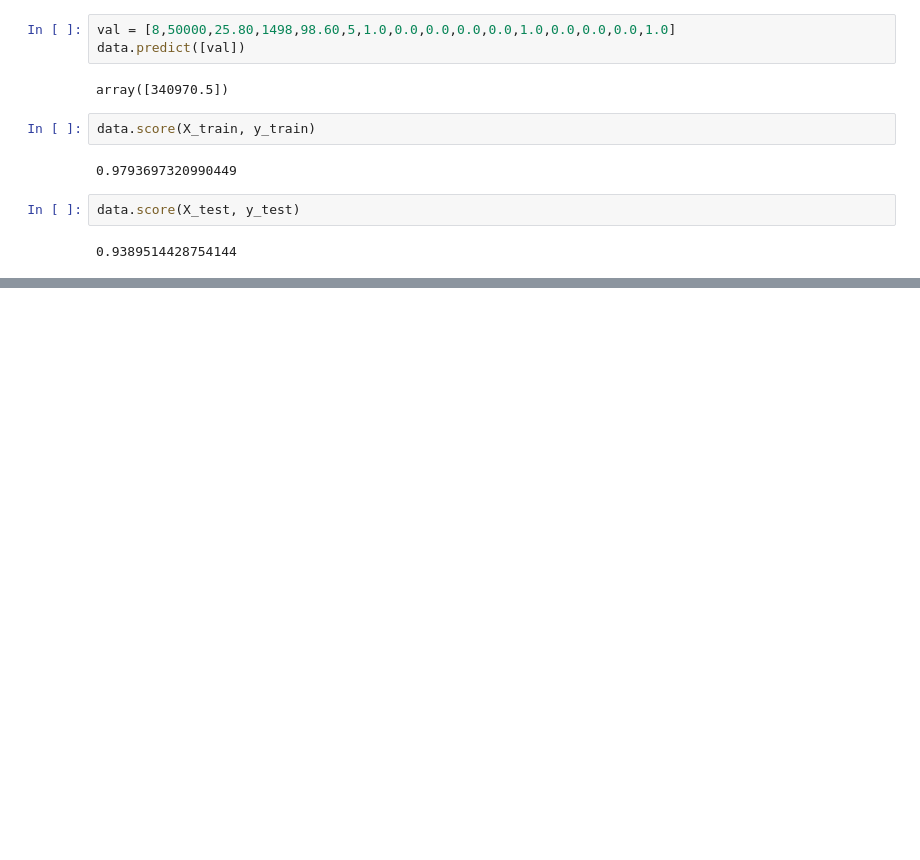
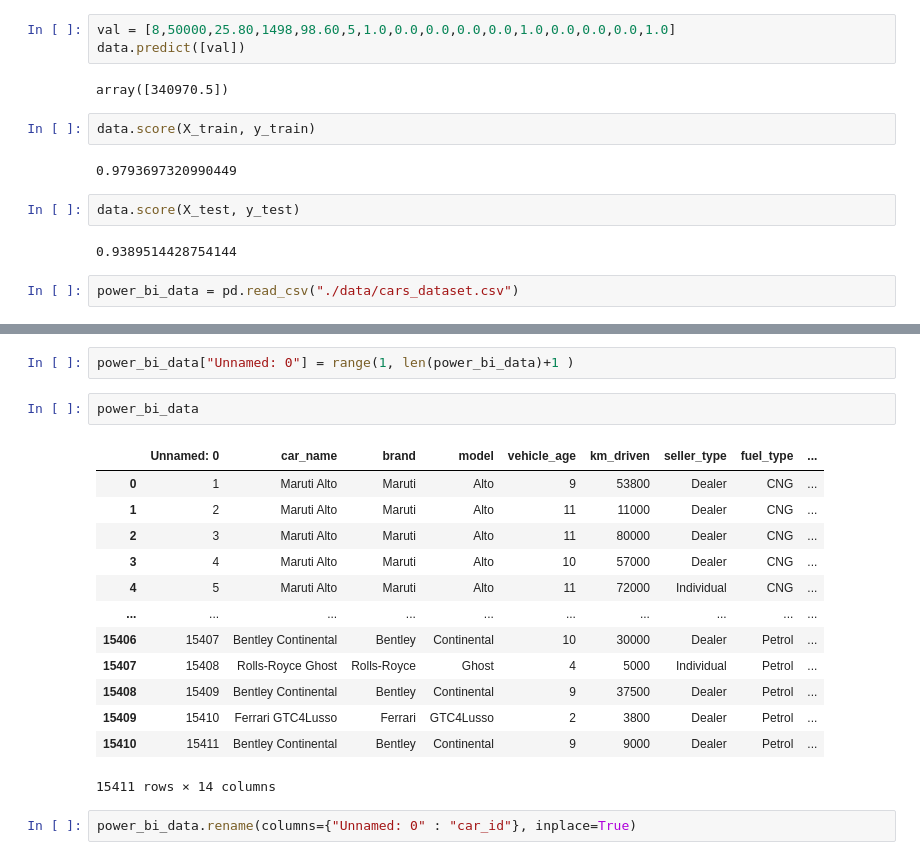
Before and after one commit to Kanishk-kh821/carpriceprediction, a Jupyter notebook: main.ipynb, the cells around one changed output, grey strips where cells are left out. Drawn from its saved outputs; the diff is of its cells as text; blank space fills up the shorter version.

```diff
--- a/main.ipynb
+++ b/main.ipynb
@@ -1332,3 +1331,5 @@ data.score(X_train, y_train)
 data.score(X_test, y_test)
 # %% [output]
 0.9389514428754144
+# %%
+power_bi_data = pd.read_csv("./data/cars_dataset.csv")
@@ -1334,0 +1352,20 @@ data.score(X_test, y_test)
+# %%
+power_bi_data["Unnamed: 0"] = range(1, len(power_bi_data)+1 )
+# %%
+power_bi_data
+# %% [output]
+|  | Unnamed: 0 | car_name | brand | model | vehicle_age | km_driven | seller_type | fuel_type | ... |
+| 0 | 1 | Maruti Alto | Maruti | Alto | 9 | 53800 | Dealer | CNG | ... |
+| 1 | 2 | Maruti Alto | Maruti | Alto | 11 | 11000 | Dealer | CNG | ... |
+| 2 | 3 | Maruti Alto | Maruti | Alto | 11 | 80000 | Dealer | CNG | ... |
+| 3 | 4 | Maruti Alto | Maruti | Alto | 10 | 57000 | Dealer | CNG | ... |
+| 4 | 5 | Maruti Alto | Maruti | Alto | 11 | 72000 | Individual | CNG | ... |
+| ... | ... | ... | ... | ... | ... | ... | ... | ... | ... |
+| 15406 | 15407 | Bentley Continental | Bentley | Continental | 10 | 30000 | Dealer | Petrol | ... |
+| 15407 | 15408 | Rolls-Royce Ghost | Rolls-Royce | Ghost | 4 | 5000 | Individual | Petrol | ... |
+| 15408 | 15409 | Bentley Continental | Bentley | Continental | 9 | 37500 | Dealer | Petrol | ... |
+| 15409 | 15410 | Ferrari GTC4Lusso | Ferrari | GTC4Lusso | 2 | 3800 | Dealer | Petrol | ... |
+| 15410 | 15411 | Bentley Continental | Bentley | Continental | 9 | 9000 | Dealer | Petrol | ... |
+15411 rows × 14 columns
+# %%
+power_bi_data.rename(columns={"Unnamed: 0" : "car_id"}, inplace=True)
```
Also changed, not shown: parts of 8 cells of this notebook, 10 other files.
